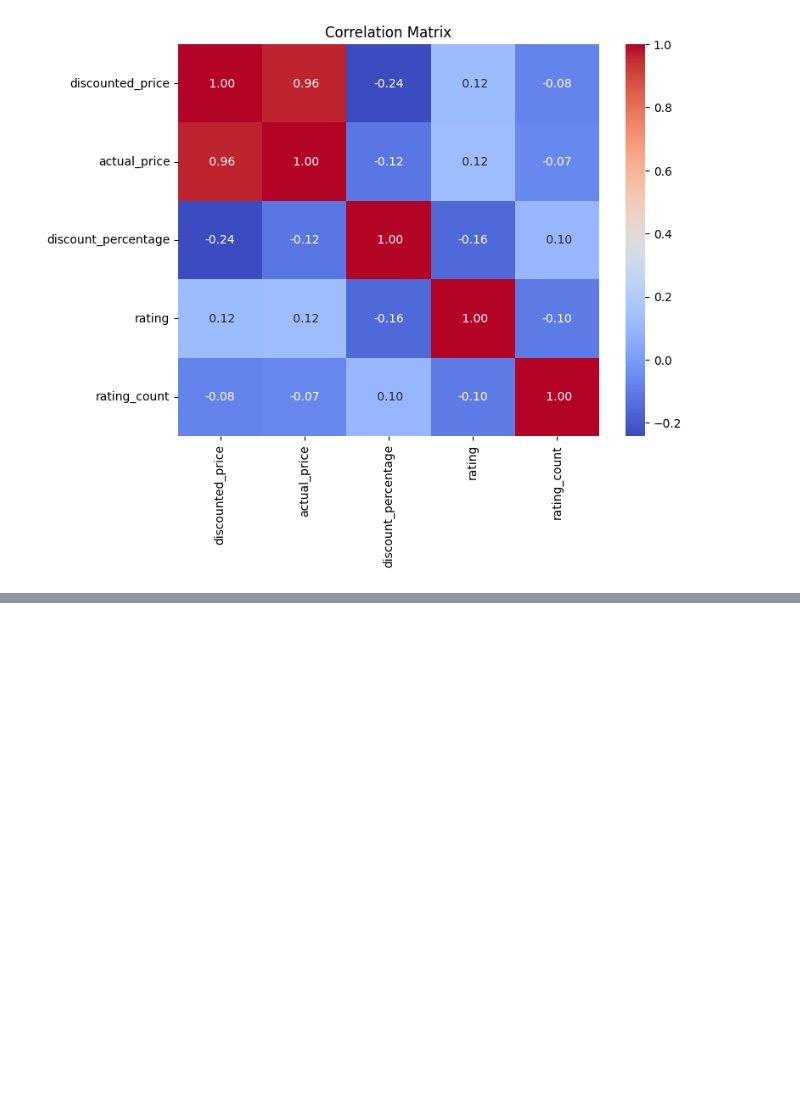
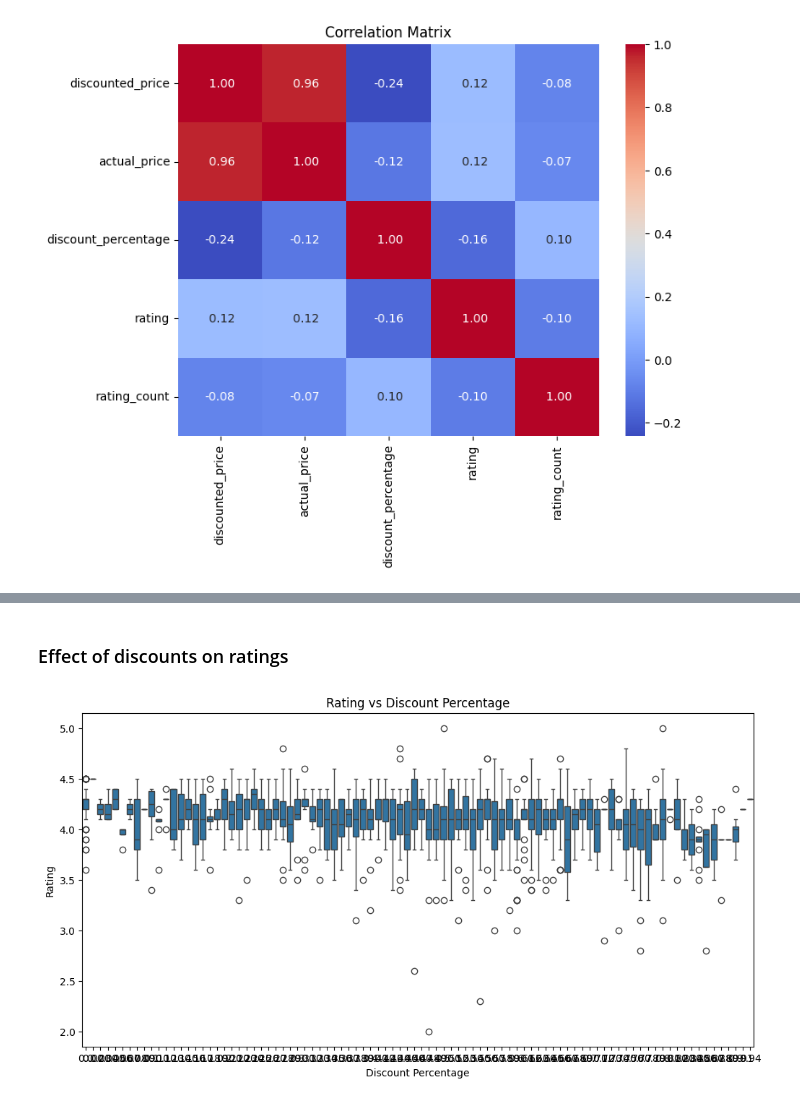
Before and after one commit to samwanyua/Amazon-UK-Products-EDA-ML-Project, a Jupyter notebook: Notebook.ipynb, the cells around one changed output, grey strips where cells are left out. Cells and saved outputs as stored; diff of their text form; code cells hidden in the pictures; blank space fills up the shorter version.

```diff
--- a/Notebook.ipynb
+++ b/Notebook.ipynb
@@ -177,0 +210,11 @@ plt.show()
+# %% [markdown]
+### Effect of discounts on ratings
+# %%
+plt.figure(figsize=(12, 6))
+sns.boxplot(data=df, x='discount_percentage', y='rating')
+plt.title('Rating vs Discount Percentage')
+plt.xlabel('Discount Percentage')
+plt.ylabel('Rating')
+plt.show()
+# %% [output]
+[figure, added]
```
Also changed, not shown: parts of 6 cells of this notebook.
